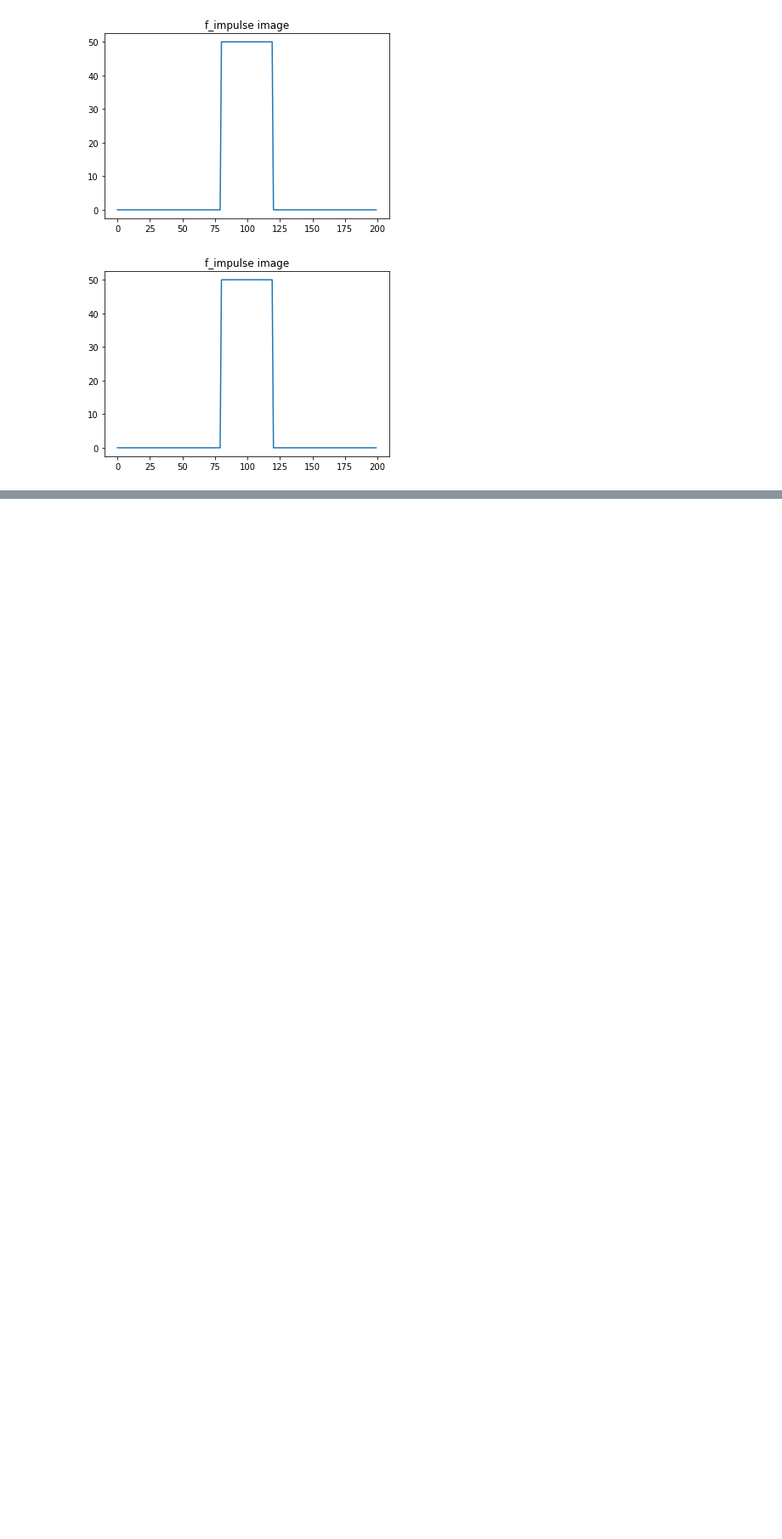
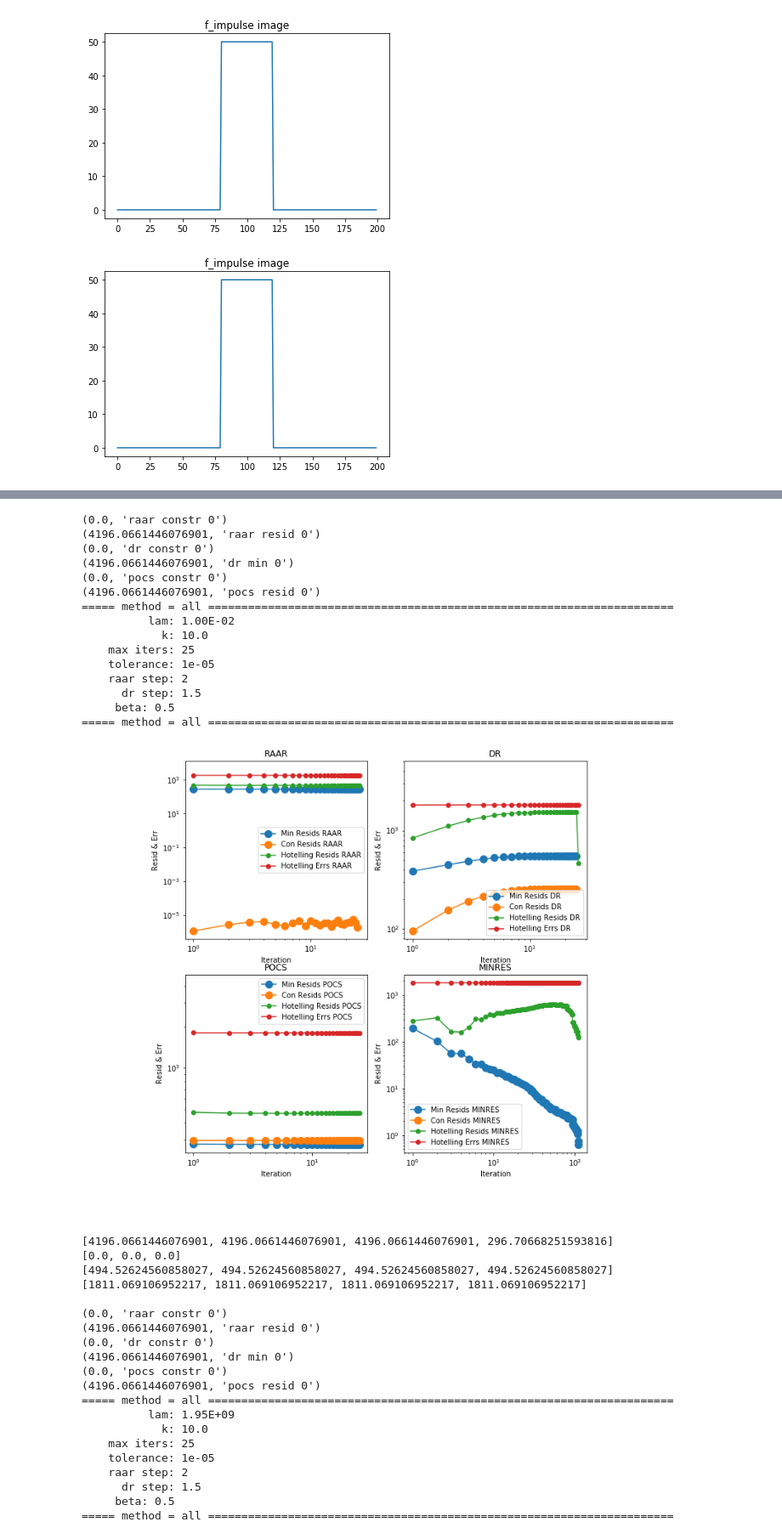
Before and after one commit to zimmerman-cole/ill-condition, a Jupyter notebook: code/pres/intermediate/projection_alg_testing.ipynb, the cells around one changed output, grey strips where cells are left out. Shown at 85% size. Cells and saved outputs as stored; diff of their text form; code cells hidden in the pictures; blank space fills up the shorter version.

```diff
--- a/code/pres/intermediate/projection_alg_testing.ipynb
+++ b/code/pres/intermediate/projection_alg_testing.ipynb
@@ -112,7 +118,3 @@ for k in kk:
 #     projection.test_proj_alg(prob=p, method='dr', sl_dr=1.5)
 #     projection.test_proj_alg(prob=p, method='raar', beta=0.5)
 #     projection.test_proj_alg(prob=p, method='minres')
-# %%
-# solve problems
-for p in ps:
-    projection.test_proj_alg(prob=p, method='all', sl_dr=1.5, beta=0.5)
@@ -180,0 +121,54 @@ for p in ps:
+# %%
+# solve problems
+m_rs = []
+c_rs = []
+h_rs = []
+h_es = []
+for p,idx in zip(ps,range(len(ps))):
+    m_r, c_r, h_r, h_e = projection.test_proj_alg(prob=p, method='all', sl_dr=1.5, beta=0.5, max_iter=25)
+    m_rs.append([m_r[i][0] for i in range(4)])
+    c_rs.append([c_r[i][0] for i in range(3)])
+    h_rs.append([h_r[i][0] for i in range(4)])
+    h_es.append([h_e[i][0] for i in range(4)])
+    print(m_rs[idx])
+    print(c_rs[idx])
+    print(h_rs[idx])
+    print(h_es[idx])
+    print("")
+# %% [output]
+(0.0, 'raar constr 0')
+(4196.0661446076901, 'raar resid 0')
+(0.0, 'dr constr 0')
+(4196.0661446076901, 'dr min 0')
+(0.0, 'pocs constr 0')
+(4196.0661446076901, 'pocs resid 0')
+===== method = all ======================================================================
+          lam: 1.00E-02
+            k: 10.0
+    max iters: 25
+    tolerance: 1e-05
+    raar step: 2
+      dr step: 1.5
+     beta: 0.5
+===== method = all ======================================================================
+[figure, added]
+[4196.0661446076901, 4196.0661446076901, 4196.0661446076901, 296.70668251593816]
+[0.0, 0.0, 0.0]
+[494.52624560858027, 494.52624560858027, 494.52624560858027, 494.52624560858027]
+[1811.069106952217, 1811.069106952217, 1811.069106952217, 1811.069106952217]
+
+(0.0, 'raar constr 0')
+(4196.0661446076901, 'raar resid 0')
+(0.0, 'dr constr 0')
+(4196.0661446076901, 'dr min 0')
+(0.0, 'pocs constr 0')
+(4196.0661446076901, 'pocs resid 0')
+===== method = all ======================================================================
+          lam: 1.95E+09
+            k: 10.0
+    max iters: 25
+    tolerance: 1e-05
+    raar step: 2
+      dr step: 1.5
+     beta: 0.5
+===== method = all ======================================================================
```
Also changed, not shown: parts of 3 cells of this notebook, 1 other file.
